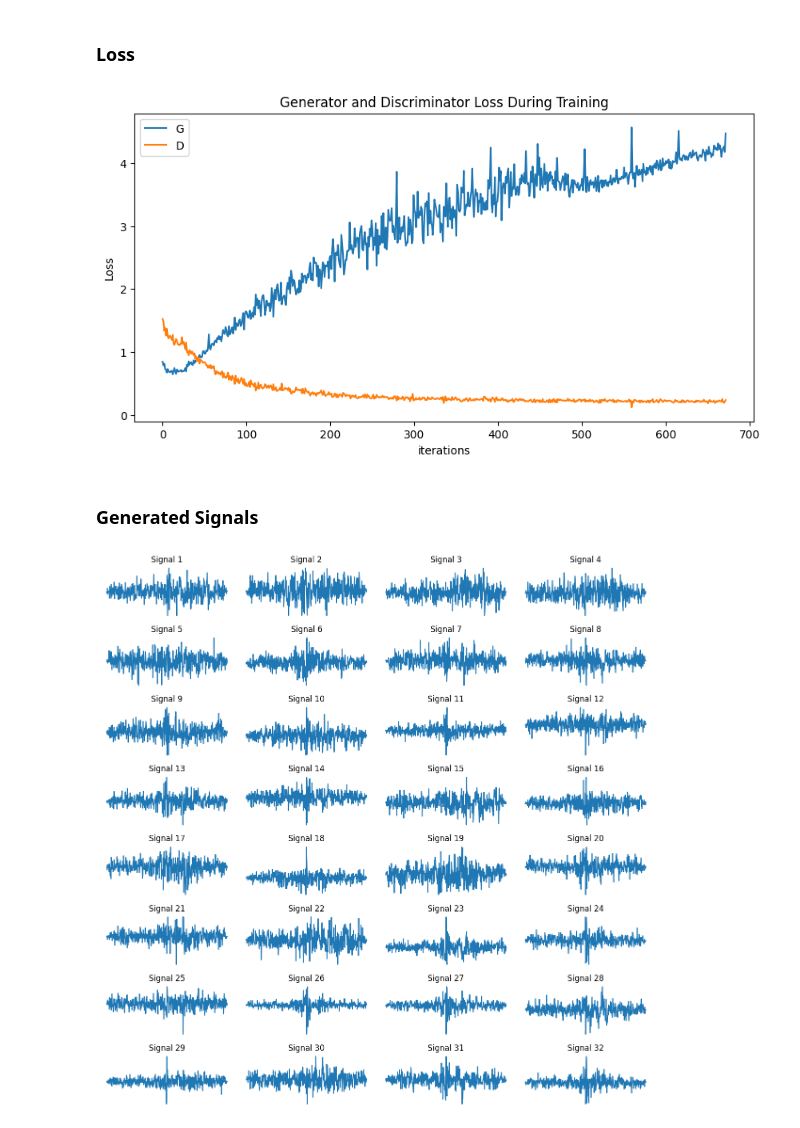
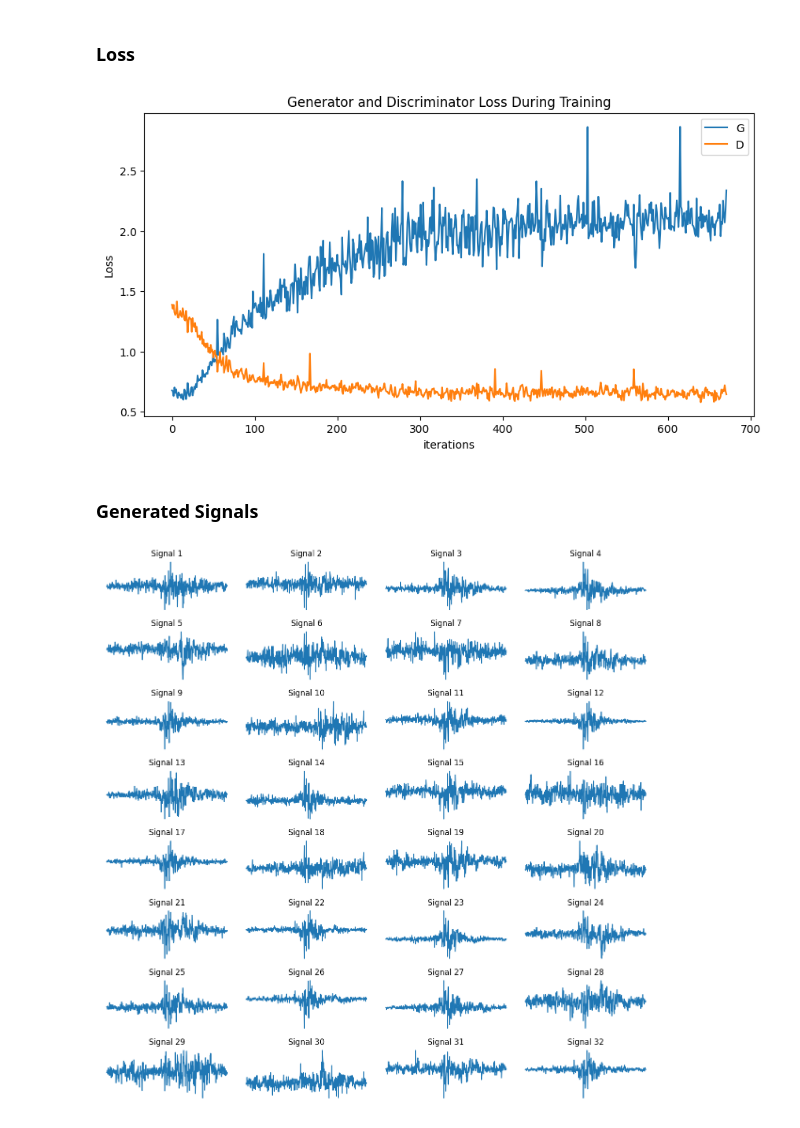
Before and after one commit to the-tarin/gw-generative-models, a Jupyter notebook: generated-data/gw-gans.ipynb, the cells around one changed output. Saved outputs shown, nothing was run; the diff lists cells and outputs as text; code cells hidden in the pictures.

Commit message:
create uniform soft labelling for both D and G

```diff
--- a/generated-data/gw-gans.ipynb
+++ b/generated-data/gw-gans.ipynb
@@ -326,7 +326,7 @@ for epoch in range(num_epochs):
 
         # label = torch.full((b_size,), real_label, dtype=torch.float, device=device)
         # soft labelling: uniform distribution of labels from 0.0 - 0.1 for discriminator
-        label = torch.FloatTensor(b_size).uniform_(0, 0.1).to(device)
+        label = torch.FloatTensor(b_size).uniform_(0.8, 1.0).to(device)
 
         # Forward pass real batch through D
         output = netD(real_gpu).view(-1)
@@ -339,12 +339,11 @@ for epoch in range(num_epochs):
 
         ## Train with all-fake batch
         # Generate batch of latent vectors
-        # NOTE: Changed noise input size to 3d with [64, 100, 1] instead of [64, 100, 1, 1] due to generating a 1D signal
-        # noise = torch.randn(b_size, nz, 1, 1, device=device)
         noise = torch.randn(b_size, nz, 1, device=device)
         # Generate fake signal batch with G
         fake = netG(noise)
-        label.fill_(fake_label)
+        # label.fill_(fake_label)
+        label = torch.FloatTensor(b_size).uniform_(0.0, 0.2).to(device)
         # Classify all fake batch with D
         output = netD(fake.detach()).view(-1)
         # Calculate D's loss on the all-fake batch
@@ -363,7 +362,8 @@ for epoch in range(num_epochs):
         # (2) Update G network: maximize log(D(G(z)))
         ###########################
         netG.zero_grad()
-        label.fill_(real_label)  # fake labels are real for generator cost
+        # label.fill_(real_label)  # fake labels are real for generator cost
+        label = torch.FloatTensor(b_size).uniform_(0.8, 1.0).to(device)
         # Since we just updated D, perform another forward pass of all-fake batch through D
         output = netD(fake).view(-1)
         # Calculate G's loss based on this output
@@ -461,26 +461,26 @@ plt.ylabel("Loss")
 plt.legend()
 plt.show()
 # %% [output]
-[figure, old version]
+[figure, new version]
 # %% [markdown]
 ### Generated Signals
 # %%
-batch = signal_list[3]
+batch = signal_list[11]
 
 # plotting a single batch
 def plot_waveforms(batch):
     fig, axs = plt.subplots(8, int(batch_size/8), figsize=(12, 12))
     axs = axs.ravel()
 
     for i in range(len(batch)):
         signal = batch[i].squeeze()
         axs[i].plot(signal)
         axs[i].set_title(f'Signal {i+1}')
         axs[i].axis('off')
 
     plt.tight_layout()
     plt.show()
 
 plot_waveforms(batch)
 # %% [output]
-[figure, old version]
+[figure, new version]
```
Also changed, not shown: parts of 3 cells of this notebook.
